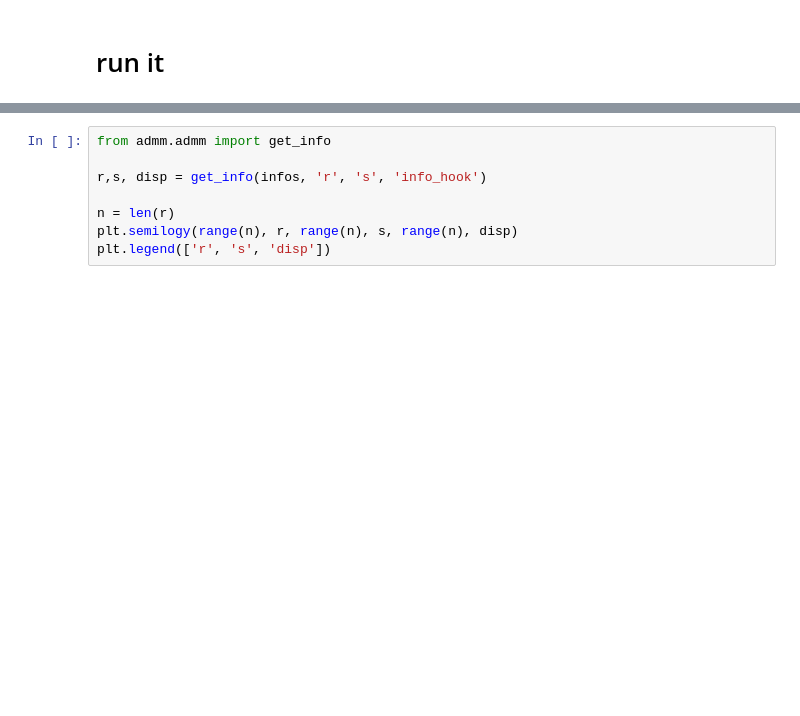
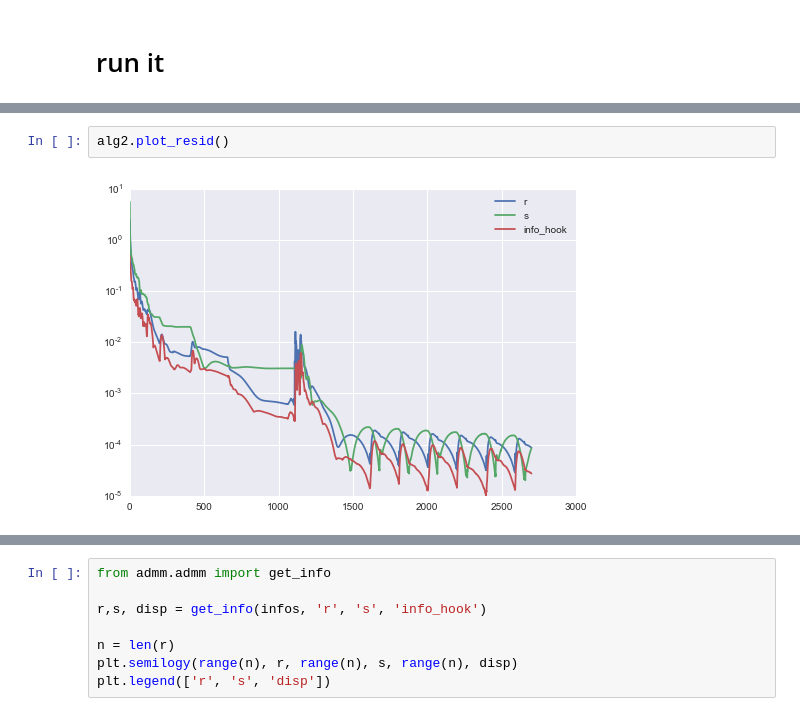
Before and after one commit to ajfriend/admm, a Jupyter notebook: Untitled.ipynb, the cells around one changed output, grey strips where cells are left out. Cells and saved outputs as stored; diff of their text form; blank space fills up the shorter version.

```diff
--- a/Untitled.ipynb
+++ b/Untitled.ipynb
@@ -110,2 +118,6 @@ displeasure_hook = make_displeasure_hook(A,B)
+# %%
+alg2.plot_resid()
+# %% [output]
+[figure, added]
 # %%
 xbar, infos = admm(proxes, 1, 2000, info_hook=displeasure_hook)
```
Also changed, not shown: parts of 18 cells of this notebook, 5 other files.
